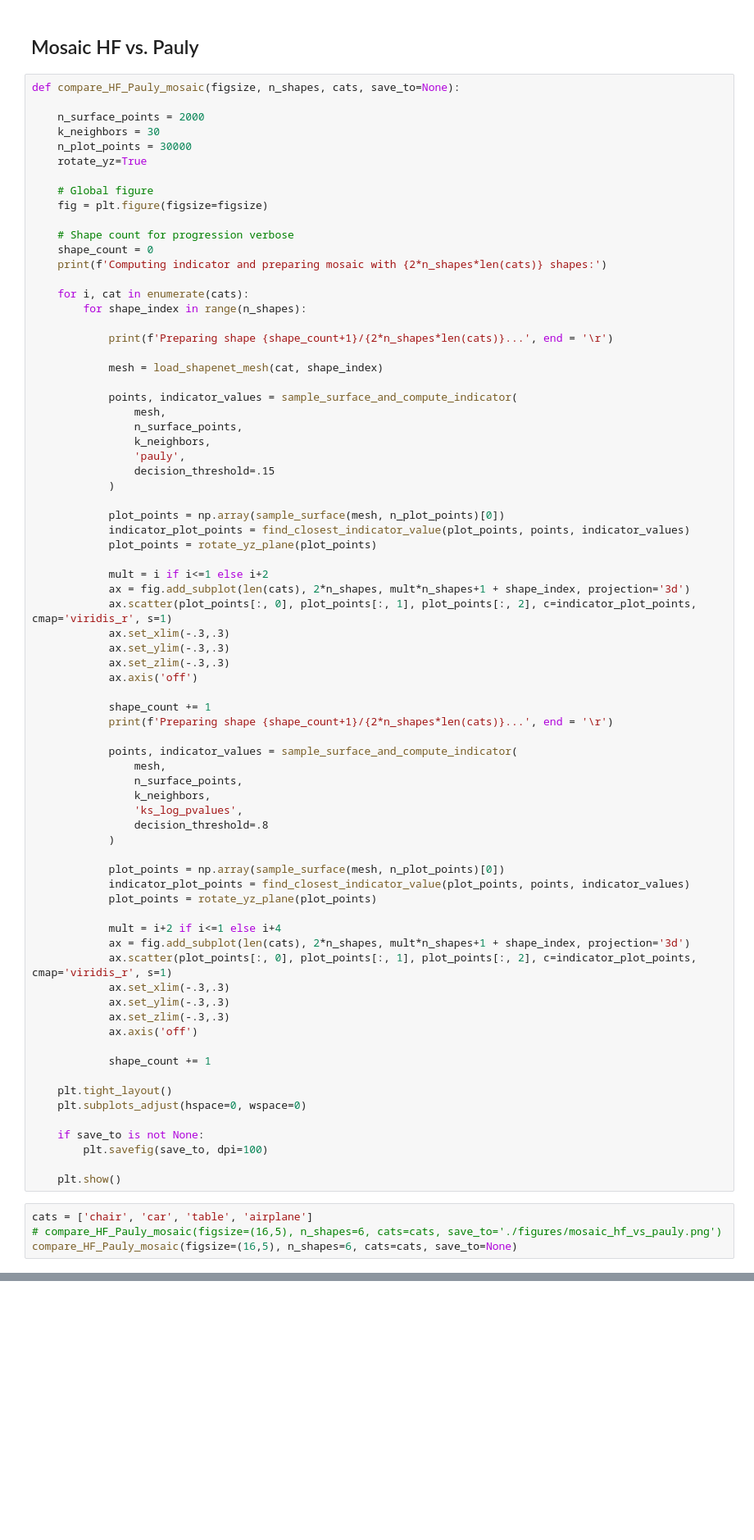
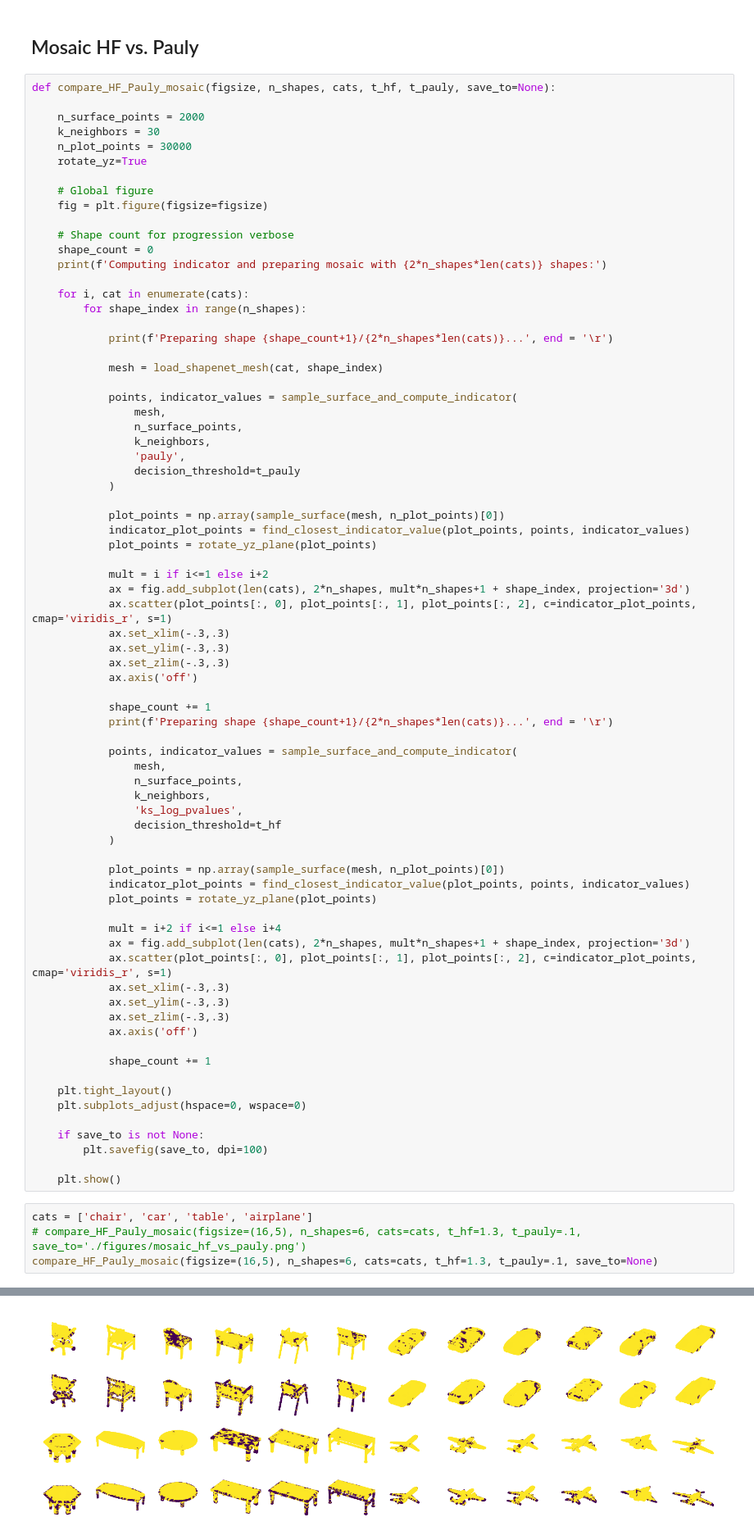
Before and after one commit to VirgileF/point-cloud-analysis-and-neural-udfs, a Jupyter notebook: notebooks/plot_indicators_on_surfaces.ipynb, the cells around one changed output, grey strips where cells are left out. Shown at 82% size. Drawn from its saved outputs; the diff is of its cells as text; blank space fills up the shorter version.

```diff
--- a/notebooks/plot_indicators_on_surfaces.ipynb
+++ b/notebooks/plot_indicators_on_surfaces.ipynb
@@ -315,7 +405,7 @@ choose_decision_threshold_mosaic(
 # %% [markdown]
 ## Mosaic HF vs. Pauly
 # %%
-def compare_HF_Pauly_mosaic(figsize, n_shapes, cats, save_to=None):
+def compare_HF_Pauly_mosaic(figsize, n_shapes, cats, t_hf, t_pauly, save_to=None):
 
     n_surface_points = 2000
     k_neighbors = 30
@@ -341,7 +431,7 @@ def compare_HF_Pauly_mosaic(figsize, n_shapes, cats, save_to=None):
                 n_surface_points,
                 k_neighbors,
                 'pauly',
-                decision_threshold=.15
+                decision_threshold=t_pauly
             )
 
             plot_points = np.array(sample_surface(mesh, n_plot_points)[0])
@@ -364,7 +454,7 @@ def compare_HF_Pauly_mosaic(figsize, n_shapes, cats, save_to=None):
                 n_surface_points,
                 k_neighbors,
                 'ks_log_pvalues',
-                decision_threshold=.8
+                decision_threshold=t_hf
             )
 
             plot_points = np.array(sample_surface(mesh, n_plot_points)[0])
@@ -390,5 +480,6 @@ def compare_HF_Pauly_mosaic(figsize, n_shapes, cats, save_to=None):
     plt.show()
 # %%
 cats = ['chair', 'car', 'table', 'airplane']
-# compare_HF_Pauly_mosaic(figsize=(16,5), n_shapes=6, cats=cats, save_to='./figures/mosaic_hf_vs_pauly.png')
-compare_HF_Pauly_mosaic(figsize=(16,5), n_shapes=6, cats=cats, save_to=None)
+# compare_HF_Pauly_mosaic(figsize=(16,5), n_shapes=6, cats=cats, t_hf=1.3, t_pauly=.1, save_to='./figures/mosaic_hf_vs_pauly.png')
+compare_HF_Pauly_mosaic(figsize=(16,5), n_shapes=6, cats=cats, t_hf=1.3, t_pauly=.1, save_to=None)
+# %% [output]
@@ -394,0 +488 @@ compare_HF_Pauly_mosaic(figsize=(16,5), n_shapes=6, cats=cats, save_to=None)
+[figure, added]
```
Also changed, not shown: parts of 9 cells of this notebook, 31 other files.
